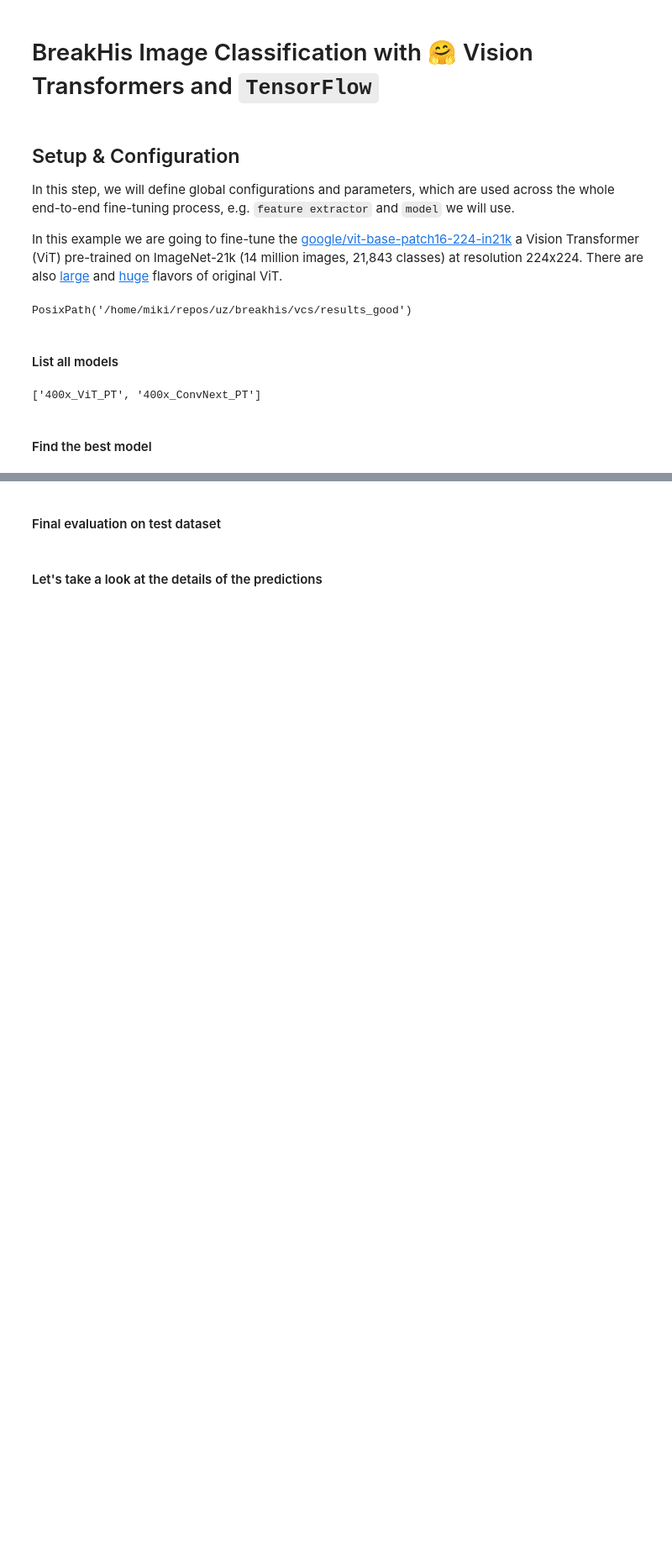
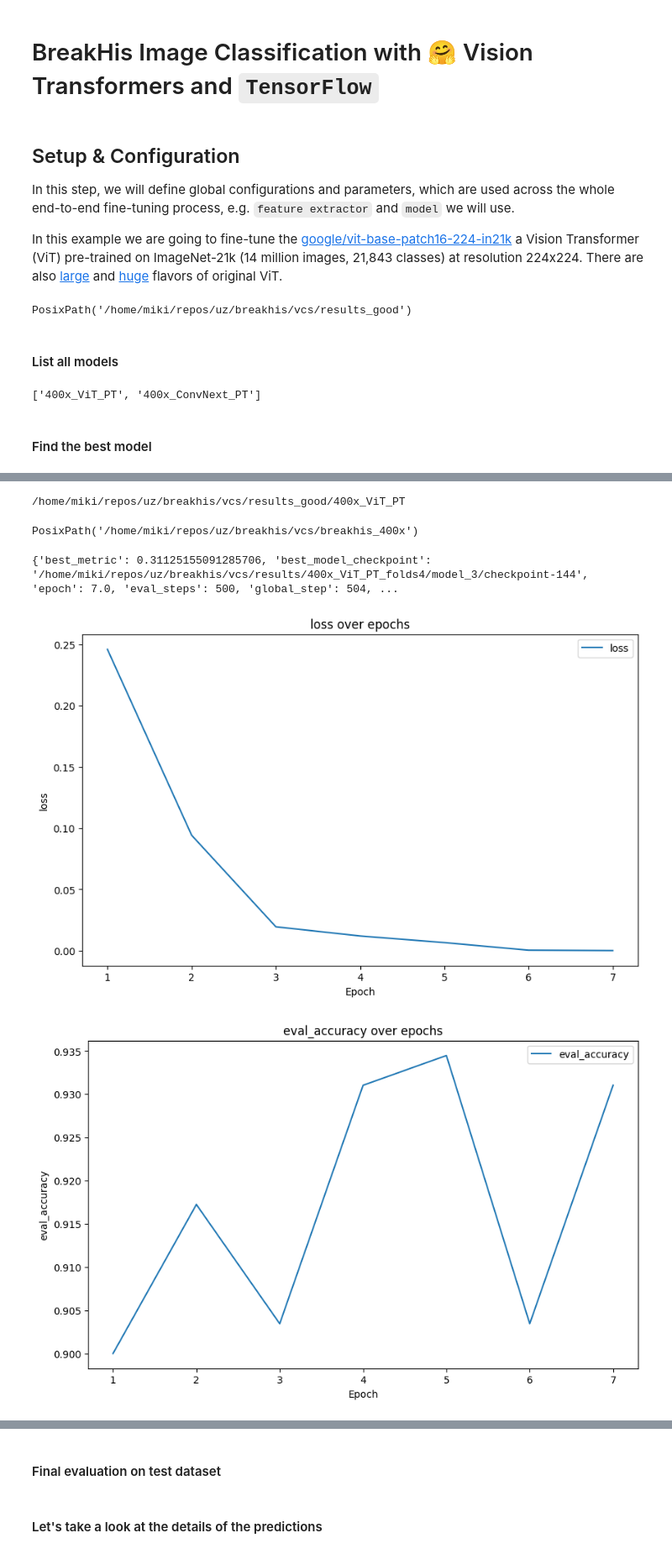
Before and after one commit to mikkac/breakhis_fine_tuning, a Jupyter notebook: evaluate_models_with_predefined_folds_pt copy.ipynb, the cells around one changed output, grey strips where cells are left out. Shown: that part at 84% size. Saved outputs shown, nothing was run; the diff lists cells and outputs as text; code cells hidden in the pictures; blank space fills up the shorter version.

Commit message:
display results

```diff
--- a/evaluate_models_with_predefined_folds_pt copy.ipynb
+++ b/evaluate_models_with_predefined_folds_pt copy.ipynb
@@ -66,7 +66,8 @@ def find_best_model_idx_and_acc(output_path):
 # %%
 best_models = {}
 for output_path in output_paths:
-    best_models[output_path] = (find_best_model_idx_and_acc(output_path))
+    best_models[str(results_path / output_path)] = (find_best_model_idx_and_acc(output_path))
+
 
 print(best_models)
 # %% [output]
@@ -100,7 +101,7 @@ def calculate_mean_metrics(output_path):
     mean_metrics = df.mean()
     std_metrics = df.std()
 
-    print(df)
+    # print(df)
 
     metrics = {
         metric_name: {
@@ -113,13 +114,18 @@ def calculate_mean_metrics(output_path):
     with open(results_path / output_path / 'train_metrics_mean_with_std.json', 'w') as f:
         json.dump(metrics, f, indent=4)
 
-    metrics["output_path"] = str(results_path / 'train_metrics_mean_with_std.json')
+    metrics["output_path"] = str(results_path / output_path)
 
     return metrics
 # %%
+import pprint
+
 mean_metrics = []
 for output_path in output_paths:
     mean_metrics.append(calculate_mean_metrics(output_path))
 
-max_val_acc = max(mean_metrics, key=lambda x: x['val_accuracy']['mean'])
-max_val_acc
+
+for m in mean_metrics:
+    pprint.pprint(m)
+max_f1_score = max(mean_metrics, key=lambda x: x['eval_f1']['mean'])
+# max_f1_score
@@ -129,6 +155,6 @@ for mm in mean_metrics:
 # %%
 # with open(results_path / f'model_info_{best_model_index}.json', 'r') as f:
-best_model_output_path = max_val_acc["output_path"]
+best_model_output_path = max_f1_score["output_path"]
 best_model_index = best_models[best_model_output_path][0]
 with open(results_path / best_model_output_path / f'model_info_{best_model_index}.json', 'r') as f:
     best_model_info = json.load(f)
@@ -140,5 +173,12 @@ print(best_model_output_path)
+# %%
+print(best_model_output_path)
+# %% [output]
+/home/miki/repos/uz/breakhis/vcs/results_good/400x_ViT_PT
 # %%
 input_path = cwd / f'breakhis_{best_model_info["zoom"]}x'
+input_path
+# %% [output]
+PosixPath('/home/miki/repos/uz/breakhis/vcs/breakhis_400x')
 # %%
 import pandas as pd
 
@@ -191,0 +192,36 @@ plt.show()
+# %%
+import json
+import matplotlib.pyplot as plt
+
+def plot_metrics(file_path):
+    # Load JSON data
+    with open(file_path, 'r') as file:
+        data = json.load(file)
+    print(data)
+    # Initialize a dictionary to hold all metrics
+    metrics = {}
+
+    # Extract metrics
+    for entry in data['log_history']:
+        for key, value in entry.items():
+            if key not in ["epoch", "step", "total_flos", "train_runtime", "eval_runtime", "learning_rate", "train_samples_per_second", "train_steps_per_second", "train_loss"]:
+                if key not in metrics:
+                    metrics[key] = {'epochs': [], 'values': []}
+                metrics[key]['epochs'].append(entry['epoch'])
+                metrics[key]['values'].append(value)
+
+    # Plot each metric
+    for metric, values in metrics.items():
+        plt.figure(figsize=(10, 6))
+        plt.plot(values['epochs'], values['values'], label=metric)
+        plt.xlabel('Epoch')
+        plt.ylabel(metric)
+        plt.title(f'{metric} over epochs')
+        plt.legend()
+        plt.show()
+
+plot_metrics(results_path / best_model_output_path / f'model_{best_model_index}' / 'trainer_state.json')
+# %% [output]
+{'best_metric': 0.31125155091285706, 'best_model_checkpoint': '/home/miki/repos/uz/breakhis/vcs/results/400x_ViT_PT_folds4/model_3/checkpoint-144', 'epoch': 7.0, 'eval_steps': 500, 'global_step': 504, ...
+[figure, added]
+[figure, added]
```
Also changed, not shown: parts of 7 cells of this notebook.
